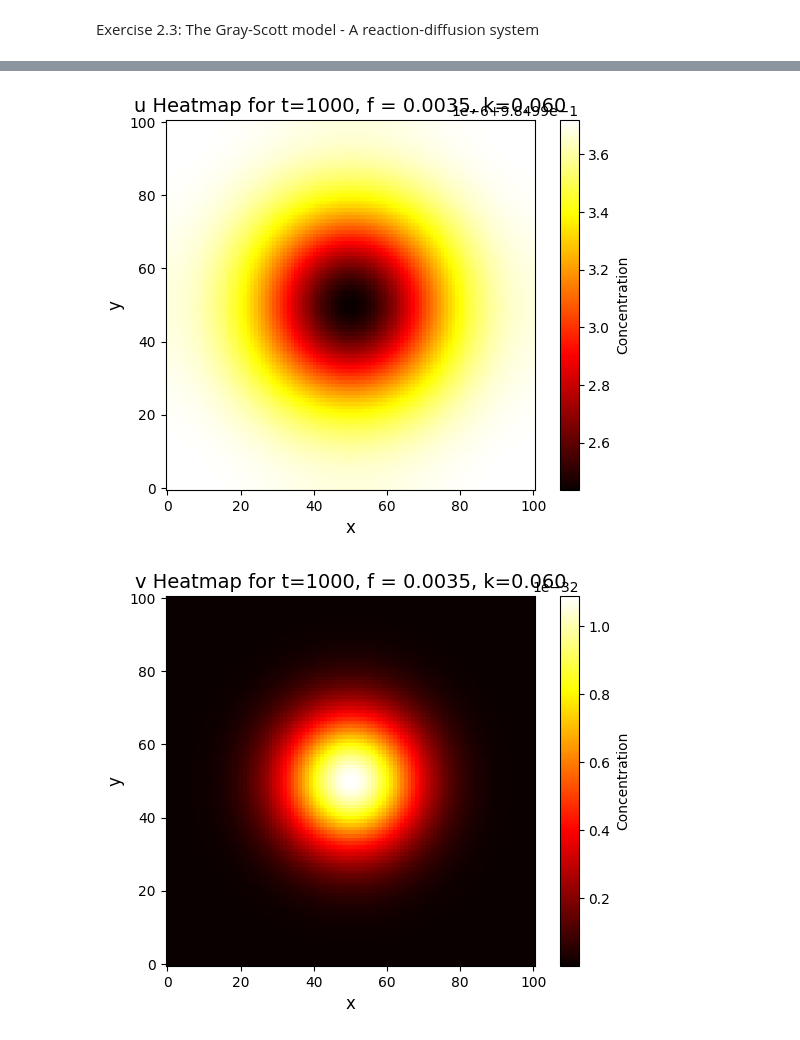
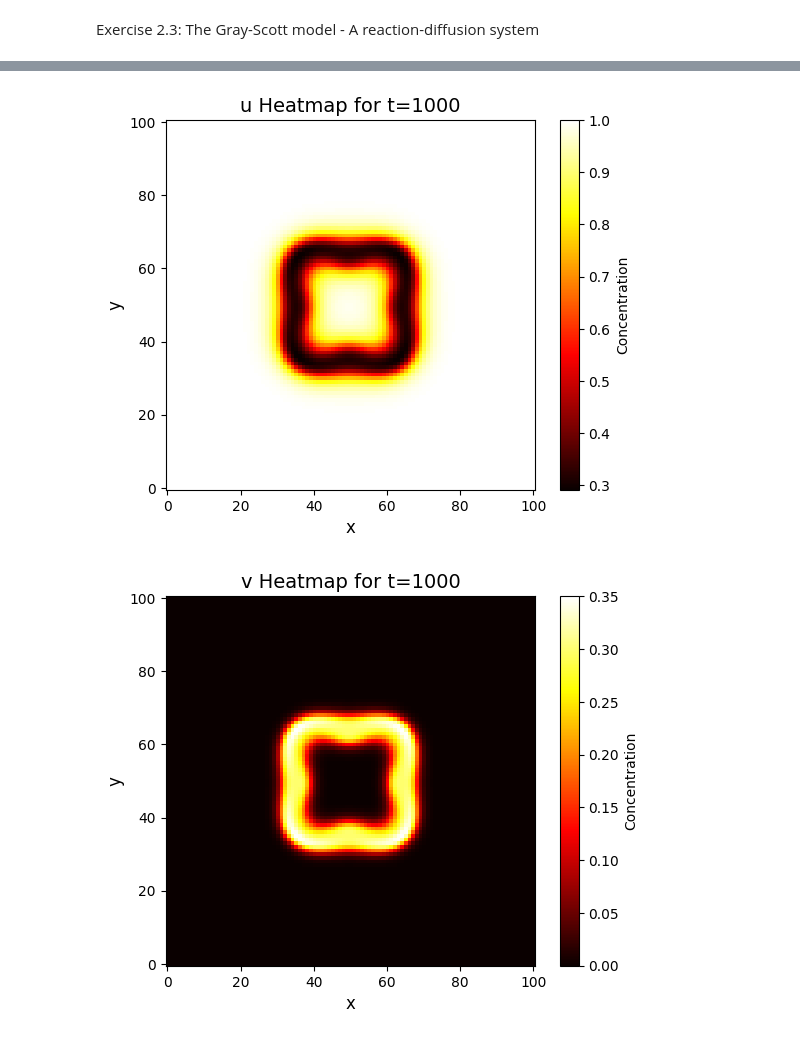
Before and after one commit to Marindevandijk/Scientific_Computing_Assignment2, a Jupyter notebook: ex2.3.ipynb, the cells around one changed output, grey strips where cells are left out. Drawn from its saved outputs; the diff is of its cells as text; code cells hidden in the pictures.

```diff
--- a/ex2.3.ipynb
+++ b/ex2.3.ipynb
@@ -32,7 +31,7 @@ def system_at_time(t):
     u_old = np.zeros((N+1,N+1))
     u_old[:,:] = 0.5
     v_old = np.zeros((N+1,N+1))
-    v_old[50,50] = 0.25
+    v_old[46:54,46:54] = 0.25
 
     u_new = u_old.copy()
     v_new = v_old.copy()
@@ -54,20 +89,20 @@ system_1000 = system_at_time(1000)
 # %%
-#f=0.0035
+system_1000 = system_at_time(1000)
 
 plt.imshow(system_1000[0],cmap='hot', origin = 'lower')
 plt.xlabel('x',size=12)
 plt.ylabel('y',size=12)
-plt.title('u Heatmap for t=1000, f = 0.0035, k=0.060',size=14)
+plt.title('u Heatmap for t=1000',size=14)
 plt.colorbar(label='Concentration')
 plt.show()
 
 plt.imshow(system_1000[1],cmap='hot', origin = 'lower')
 plt.xlabel('x',size=12)
 plt.ylabel('y',size=12)
-plt.title('v Heatmap for t=1000, f = 0.0035, k=0.060',size=14)
+plt.title('v Heatmap for t=1000',size=14)
 plt.colorbar(label='Concentration')
 plt.show()
 # %% [output]
-[figure, old version]
+[figure, new version]
-[figure, old version]
+[figure, new version]
 # %%
```
Also changed, not shown: parts of 7 cells of this notebook.
